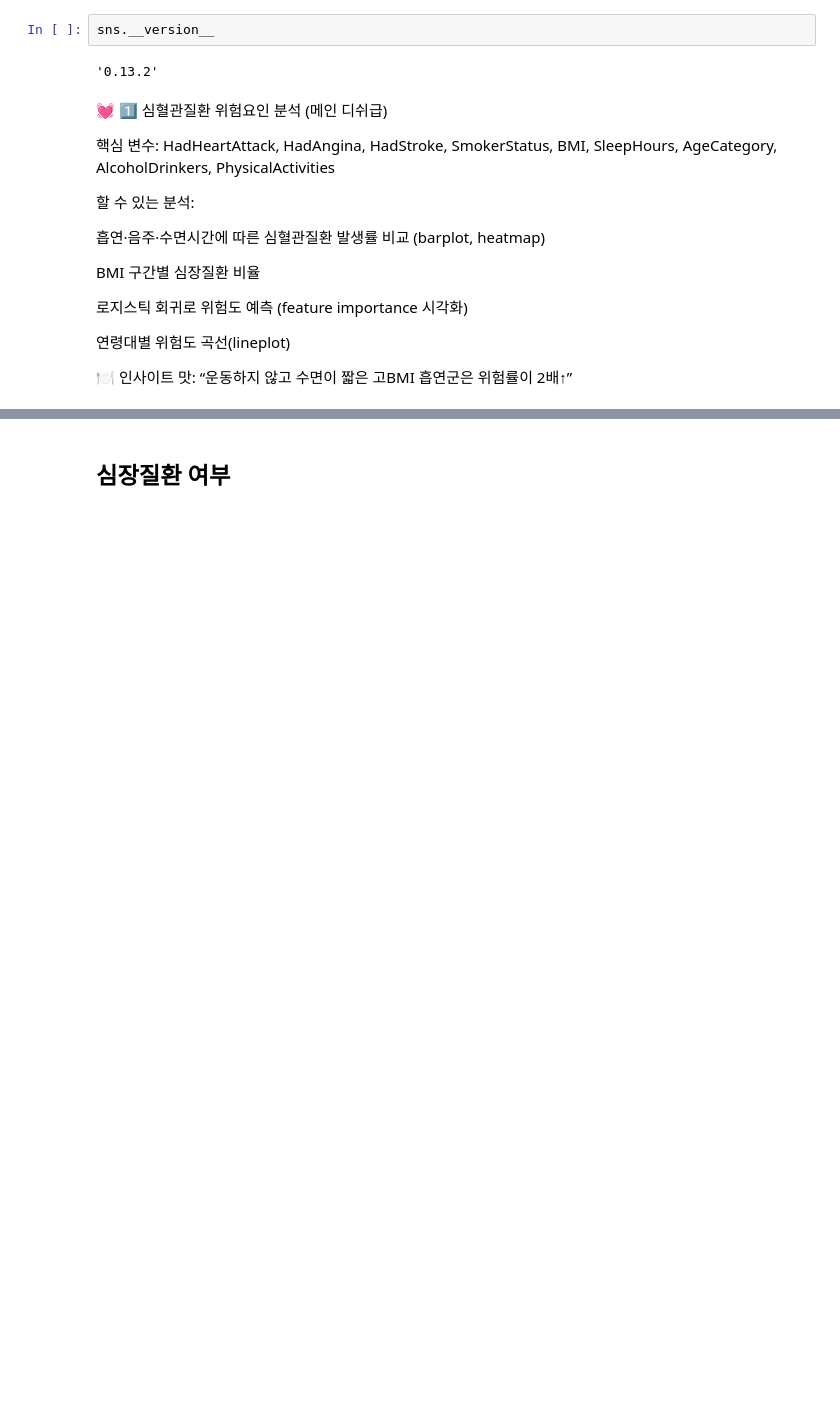
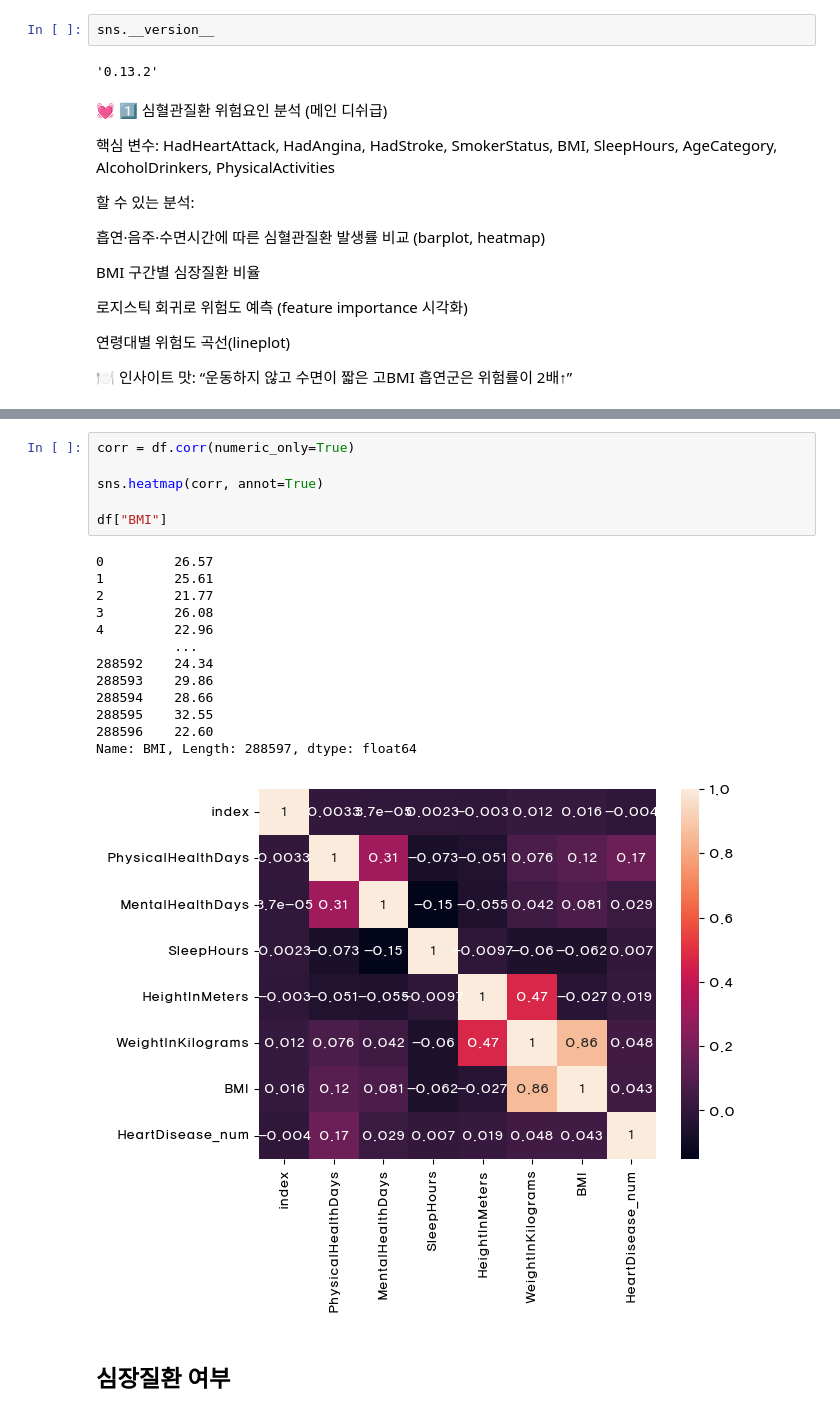
Before and after one commit to Team-3man/disease_analysis, a Jupyter notebook: lks.ipynb, the cells around one changed output, grey strips where cells are left out. Cells and saved outputs as stored; diff of their text form; blank space fills up the shorter version.

```diff
--- a/lks.ipynb
+++ b/lks.ipynb
@@ -104,3 +172,23 @@ Name: SmokerStatus, Length: 289296, dtype: object
+# %%
+corr = df.corr(numeric_only=True)
+
+sns.heatmap(corr, annot=True)
+
+df["BMI"]
+# %% [output]
+0         26.57
+1         25.61
+2         21.77
+3         26.08
+4         22.96
+          ...
+288592    24.34
+288593    29.86
+288594    28.66
+288595    32.55
+288596    22.60
+Name: BMI, Length: 288597, dtype: float64
+[figure, added]
 # %% [markdown]
 ## 심장질환 여부
 # %%
```
Also changed, not shown: parts of 33 cells of this notebook.
